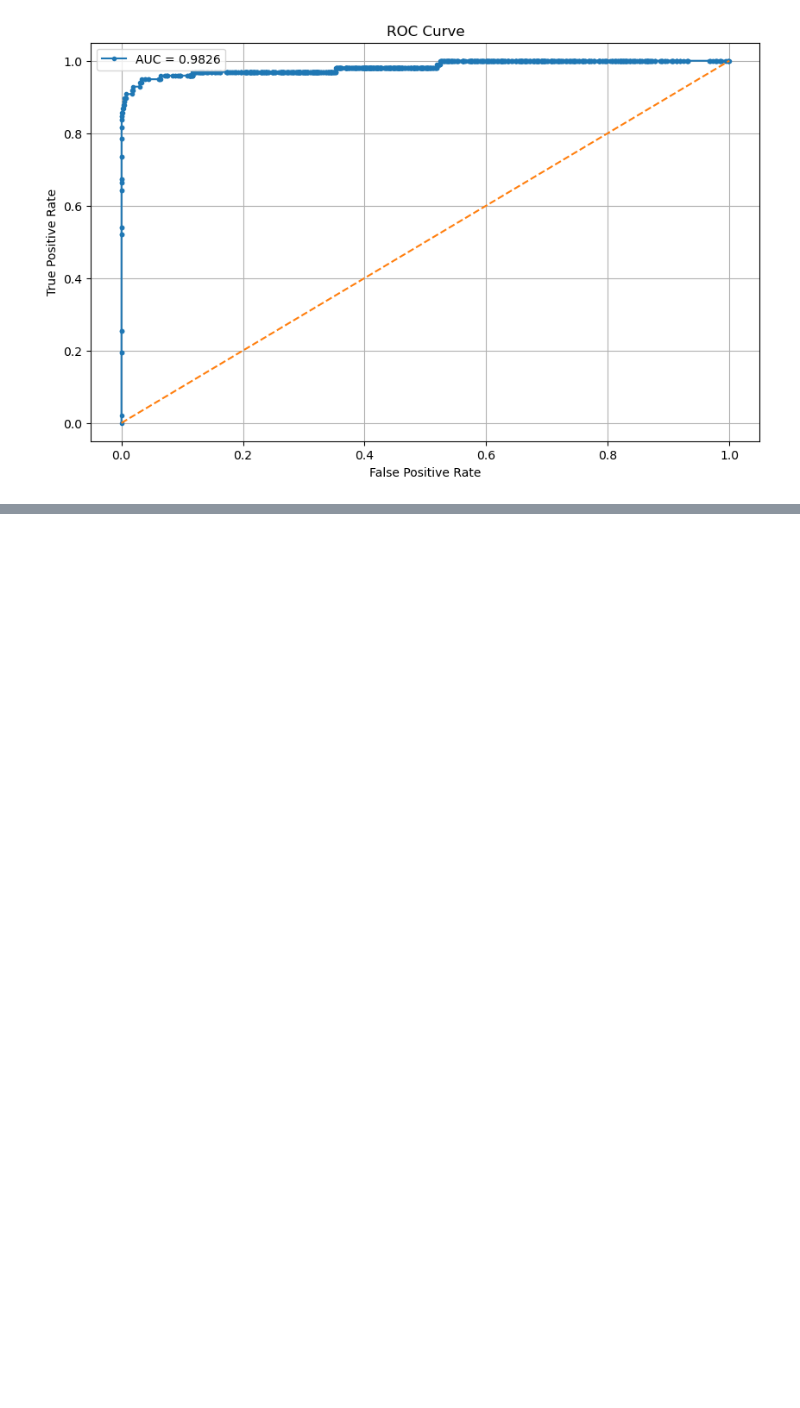
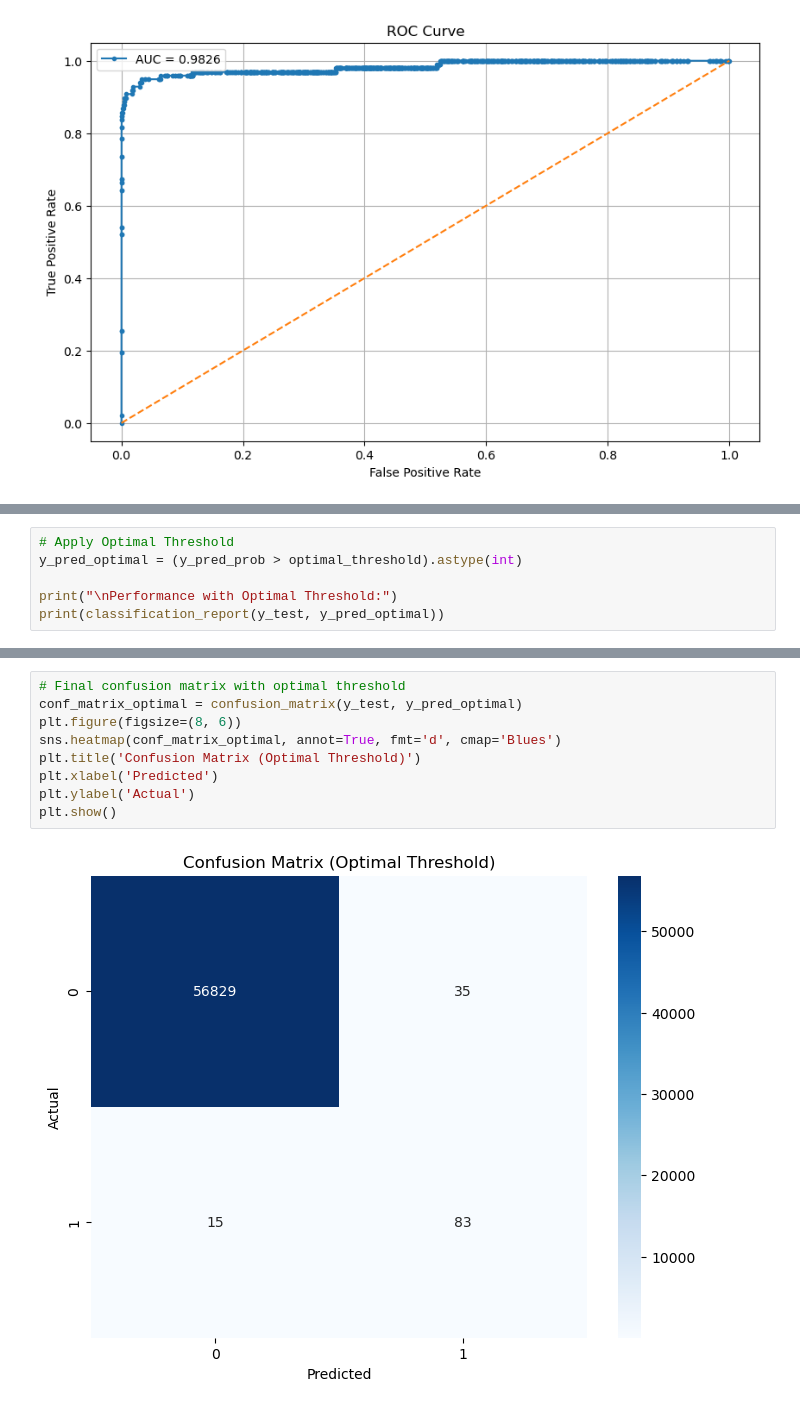
Before and after one commit to parth0774/Credit-Card-Fraud-Detection, a Jupyter notebook: credit-card-fraud-detection.ipynb, the cells around one changed output, grey strips where cells are left out. Drawn from its saved outputs; the diff is of its cells as text; blank space fills up the shorter version.

```diff
--- a/credit-card-fraud-detection.ipynb
+++ b/credit-card-fraud-detection.ipynb
@@ -314,0 +359,6 @@ plt.show()
+# %%
+# Apply Optimal Threshold
+y_pred_optimal = (y_pred_prob > optimal_threshold).astype(int)
+
+print("\nPerformance with Optimal Threshold:")
+print(classification_report(y_test, y_pred_optimal))
@@ -314,0 +375,11 @@ plt.show()
+# %%
+# Final confusion matrix with optimal threshold
+conf_matrix_optimal = confusion_matrix(y_test, y_pred_optimal)
+plt.figure(figsize=(8, 6))
+sns.heatmap(conf_matrix_optimal, annot=True, fmt='d', cmap='Blues')
+plt.title('Confusion Matrix (Optimal Threshold)')
+plt.xlabel('Predicted')
+plt.ylabel('Actual')
+plt.show()
+# %% [output]
+[figure, added]
```
Also changed, not shown: parts of 15 cells of this notebook, 4 other files.
